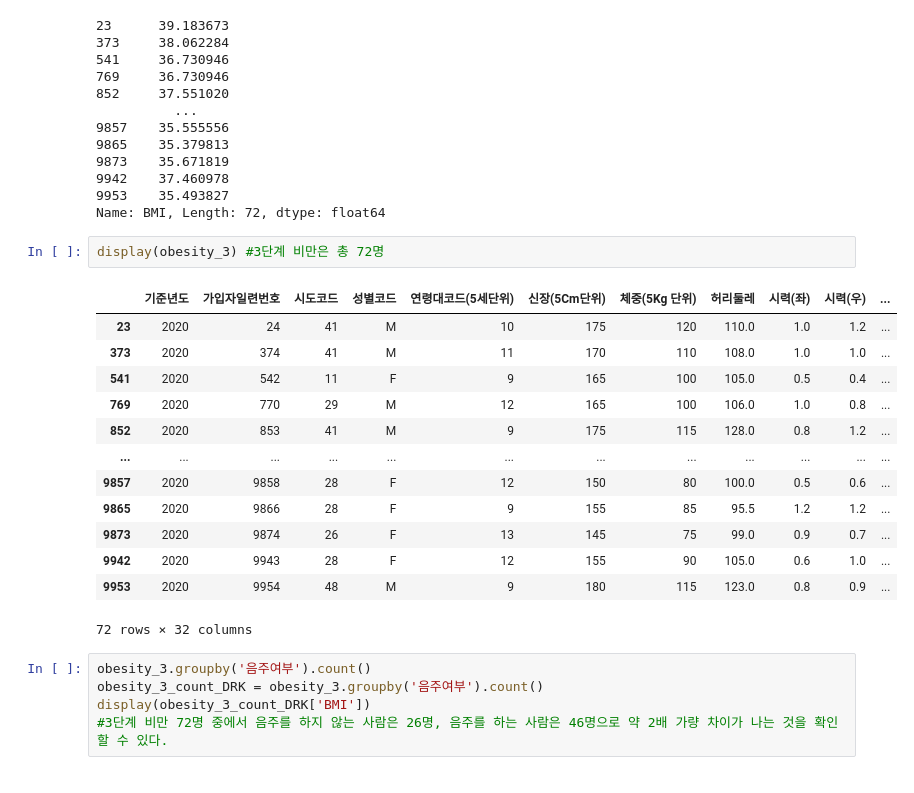
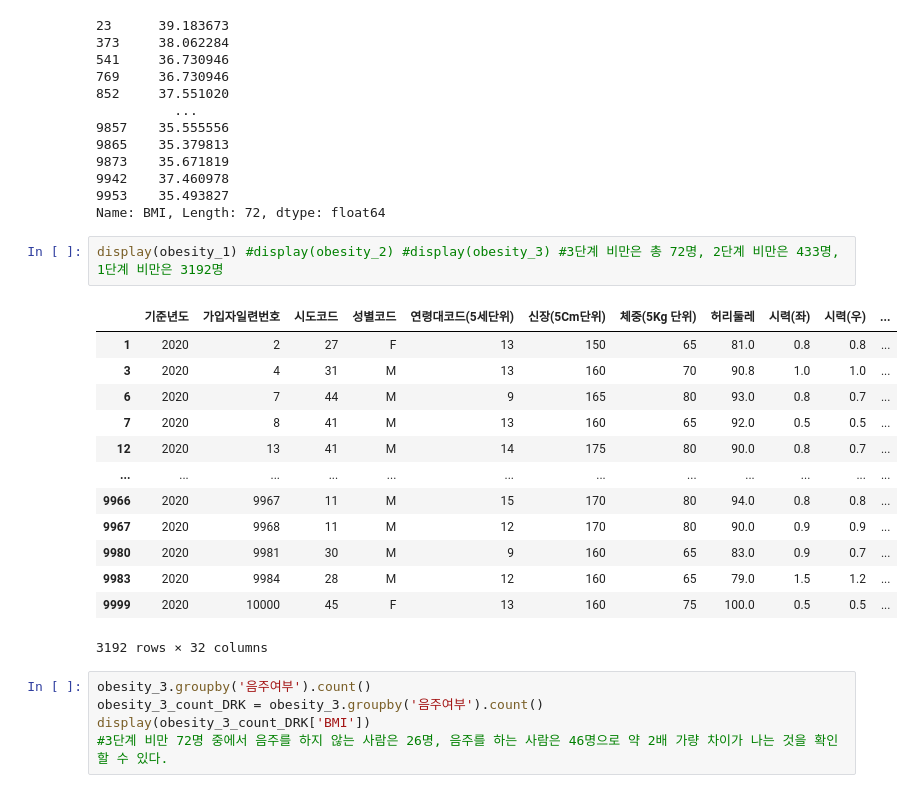
Before and after one commit to tlaud1023/ITB2022, a Jupyter notebook: IBT시각화과제_법학부2011681이시명.ipynb, the cells around one changed output. Drawn from its saved outputs; the diff is of its cells as text.

```diff
--- a/IBT시각화과제_법학부2011681이시명.ipynb
+++ b/IBT시각화과제_법학부2011681이시명.ipynb
@@ -265,21 +266,21 @@ display(obesity_3['BMI'])
 9953    35.493827
 Name: BMI, Length: 72, dtype: float64
 # %%
-display(obesity_3) #3단계 비만은 총 72명
+display(obesity_1) #display(obesity_2) #display(obesity_3) #3단계 비만은 총 72명, 2단계 비만은 433명, 1단계 비만은 3192명
 # %% [output]
 |  | 기준년도 | 가입자일련번호 | 시도코드 | 성별코드 | 연령대코드(5세단위) | 신장(5Cm단위) | 체중(5Kg 단위) | 허리둘레 | 시력(좌) | 시력(우) | ... |
-| 23 | 2020 | 24 | 41 | M | 10 | 175 | 120 | 110.0 | 1.0 | 1.2 | ... |
-| 373 | 2020 | 374 | 41 | M | 11 | 170 | 110 | 108.0 | 1.0 | 1.0 | ... |
-| 541 | 2020 | 542 | 11 | F | 9 | 165 | 100 | 105.0 | 0.5 | 0.4 | ... |
-| 769 | 2020 | 770 | 29 | M | 12 | 165 | 100 | 106.0 | 1.0 | 0.8 | ... |
-| 852 | 2020 | 853 | 41 | M | 9 | 175 | 115 | 128.0 | 0.8 | 1.2 | ... |
+| 1 | 2020 | 2 | 27 | F | 13 | 150 | 65 | 81.0 | 0.8 | 0.8 | ... |
+| 3 | 2020 | 4 | 31 | M | 13 | 160 | 70 | 90.8 | 1.0 | 1.0 | ... |
+| 6 | 2020 | 7 | 44 | M | 9 | 165 | 80 | 93.0 | 0.8 | 0.7 | ... |
+| 7 | 2020 | 8 | 41 | M | 13 | 160 | 65 | 92.0 | 0.5 | 0.5 | ... |
+| 12 | 2020 | 13 | 41 | M | 14 | 175 | 80 | 90.0 | 0.8 | 0.7 | ... |
 | ... | ... | ... | ... | ... | ... | ... | ... | ... | ... | ... | ... |
-| 9857 | 2020 | 9858 | 28 | F | 12 | 150 | 80 | 100.0 | 0.5 | 0.6 | ... |
-| 9865 | 2020 | 9866 | 28 | F | 9 | 155 | 85 | 95.5 | 1.2 | 1.2 | ... |
-| 9873 | 2020 | 9874 | 26 | F | 13 | 145 | 75 | 99.0 | 0.9 | 0.7 | ... |
-| 9942 | 2020 | 9943 | 28 | F | 12 | 155 | 90 | 105.0 | 0.6 | 1.0 | ... |
-| 9953 | 2020 | 9954 | 48 | M | 9 | 180 | 115 | 123.0 | 0.8 | 0.9 | ... |
+| 9966 | 2020 | 9967 | 11 | M | 15 | 170 | 80 | 94.0 | 0.8 | 0.8 | ... |
+| 9967 | 2020 | 9968 | 11 | M | 12 | 170 | 80 | 90.0 | 0.9 | 0.9 | ... |
+| 9980 | 2020 | 9981 | 30 | M | 9 | 160 | 65 | 83.0 | 0.9 | 0.7 | ... |
+| 9983 | 2020 | 9984 | 28 | M | 12 | 160 | 65 | 79.0 | 1.5 | 1.2 | ... |
+| 9999 | 2020 | 10000 | 45 | F | 13 | 160 | 75 | 100.0 | 0.5 | 0.5 | ... |
-72 rows × 32 columns
+3192 rows × 32 columns
 # %%
 obesity_3.groupby('음주여부').count()
 obesity_3_count_DRK = obesity_3.groupby('음주여부').count()
```
Also changed, not shown: parts of 11 cells of this notebook.
